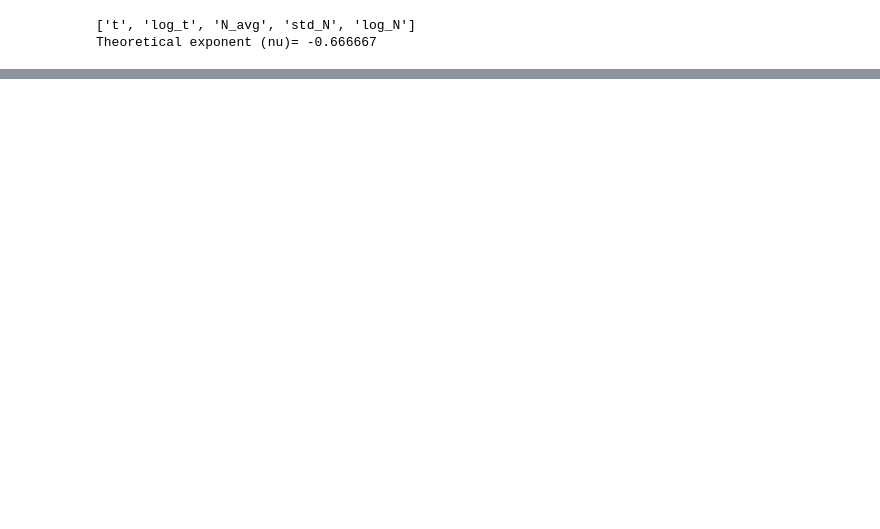
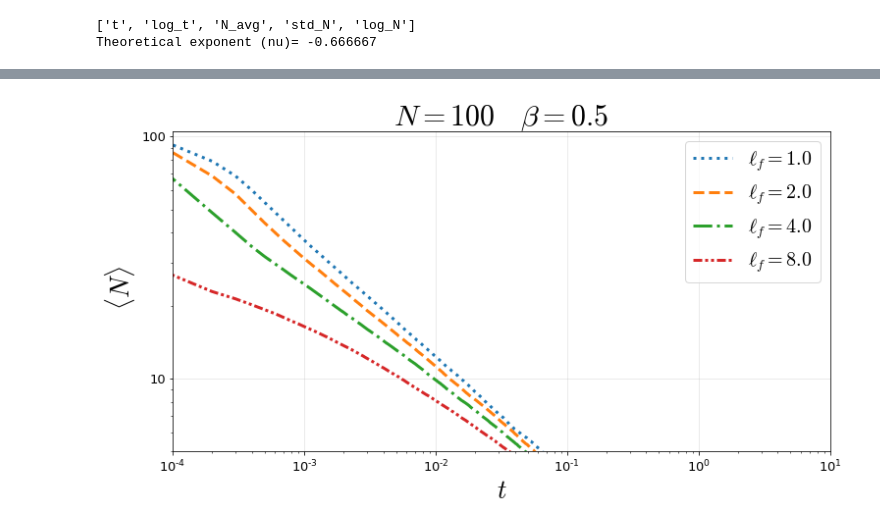
Before and after one commit to GabrielTellez/ARTICLE-SIMULATION, a Jupyter notebook: res/dt_ok/BETA=0.5/ALL_BETA=0.5.ipynb, the cells around one changed output, grey strips where cells are left out. Drawn from its saved outputs; the diff is of its cells as text; code cells hidden in the pictures; blank space fills up the shorter version.

```diff
--- a/res/dt_ok/BETA=0.5/ALL_BETA=0.5.ipynb
+++ b/res/dt_ok/BETA=0.5/ALL_BETA=0.5.ipynb
@@ -77,0 +72,29 @@ plt.close()
+# %%
+# Plot the entire log-data
+# Plot the data
+fig,ax=plt.subplots(figsize=(12,6))
+
+#ax.plot(df05_50.t,df05_50.N_avg, label=r'$\ell_f=0.5$',linestyle='solid')
+ax.plot(df1.t,df1.N_avg, label=r'$\ell_f=1.0$',linestyle='dotted',linewidth=3)
+ax.plot(df2.t,df2.N_avg, label=r'$\ell_f=2.0$',linestyle='dashed',linewidth=3)
+ax.plot(df4.t,df4.N_avg, label=r'$\ell_f=4.0$',linestyle='dashdot',linewidth=3)
+ax.plot(df8.t,df8.N_avg, label=r'$\ell_f=8.0$',linestyle=(0, (3, 1, 1, 1, 1, 1)),linewidth=3)
+
+ax.set_xlim(left=1e-4,right=10)
+ax.set_ylim(bottom=5)
+ax.set_xlabel(r'$t$',fontsize=26)
+ax.set_ylabel(r'$\ \langle N \rangle $',fontsize=26)
+ax.set_yscale('log')
+ax.set_xscale('log')
+ax.yaxis.set_major_formatter(mpl.ticker.ScalarFormatter())
+#ax.yaxis.set_minor_formatter(mpl.ticker.ScalarFormatter())
+ax.ticklabel_format(style='plain',axis='y',useOffset=False)
+ax.tick_params(axis='both', labelsize=13)
+
+ax.set_title(r'$N=%i \quad \beta=%.1f$'%(N,beta),fontsize=30)
+ax.grid(zorder=3,alpha=0.3)
+ax.legend(fontsize=20)
+plt.show()
+plt.close()
+# %% [output]
+[figure, added]
```
Also changed, not shown: parts of 6 cells of this notebook, 22 other files.
